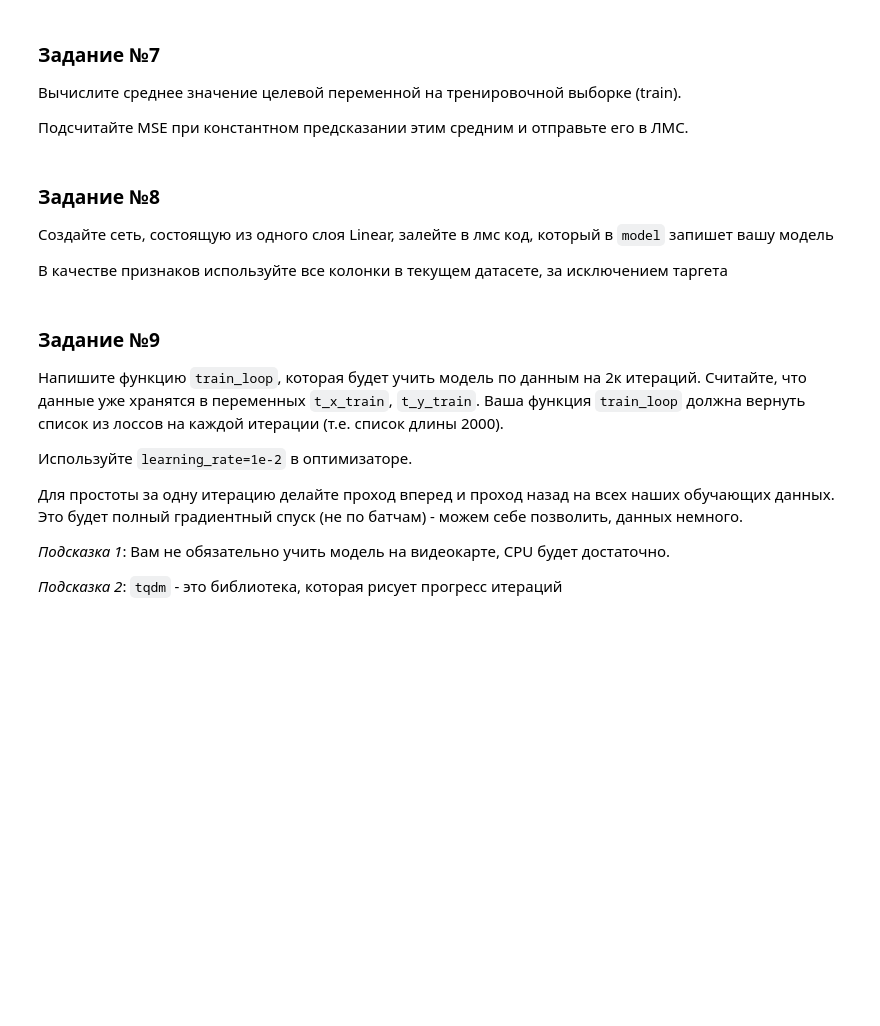
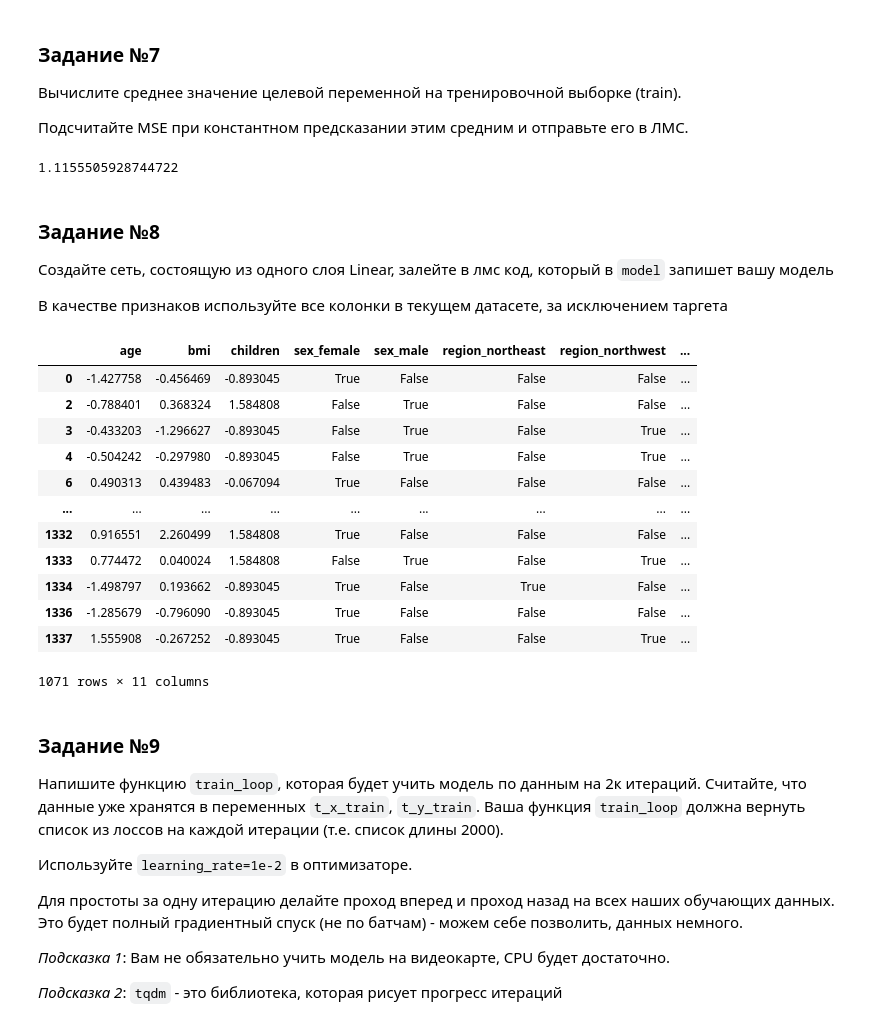
Before and after one commit to theotheo46/nlp, a Jupyter notebook: work_2_2.ipynb, the cells around one changed output. Saved outputs shown, nothing was run; the diff lists cells and outputs as text; code cells hidden in the pictures; blank space fills up the shorter version.

```diff
--- a/work_2_2.ipynb
+++ b/work_2_2.ipynb
@@ -225,8 +227,28 @@ print(mse_gradboost)
+# %%
+metric(mean_train, y_test)
+# %% [output]
+1.1155505928744722
 # %% [markdown]
 ### Задание №8
 Создайте сеть, состоящую из одного слоя Linear, залейте в лмс код, который в `model` запишет вашу модель
 
 В качестве признаков используйте все колонки в текущем датасете, за исключением таргета
+# %%
+df_train
+# %% [output]
+|  | age | bmi | children | sex_female | sex_male | region_northeast | region_northwest | ... |
+| 0 | -1.427758 | -0.456469 | -0.893045 | True | False | False | False | ... |
+| 2 | -0.788401 | 0.368324 | 1.584808 | False | True | False | False | ... |
+| 3 | -0.433203 | -1.296627 | -0.893045 | False | True | False | True | ... |
+| 4 | -0.504242 | -0.297980 | -0.893045 | False | True | False | True | ... |
+| 6 | 0.490313 | 0.439483 | -0.067094 | True | False | False | False | ... |
+| ... | ... | ... | ... | ... | ... | ... | ... | ... |
+| 1332 | 0.916551 | 2.260499 | 1.584808 | True | False | False | False | ... |
+| 1333 | 0.774472 | 0.040024 | 1.584808 | False | True | False | True | ... |
+| 1334 | -1.498797 | 0.193662 | -0.893045 | True | False | True | False | ... |
+| 1336 | -1.285679 | -0.796090 | -0.893045 | True | False | False | False | ... |
+| 1337 | 1.555908 | -0.267252 | -0.893045 | True | False | False | True | ... |
+1071 rows × 11 columns
 # %%
 import torch.nn as nn
 
```
Also changed, not shown: parts of 2 cells of this notebook, 1 other file.
